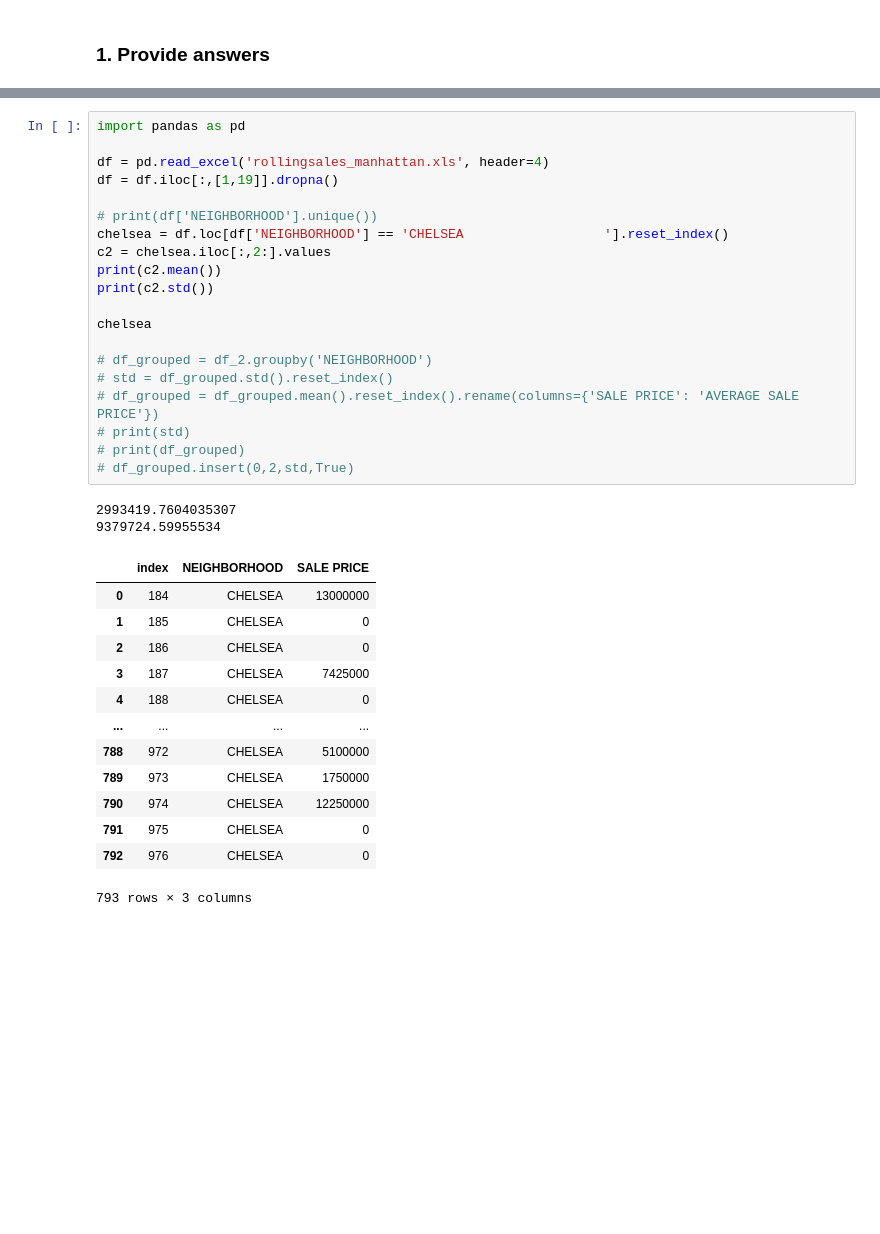
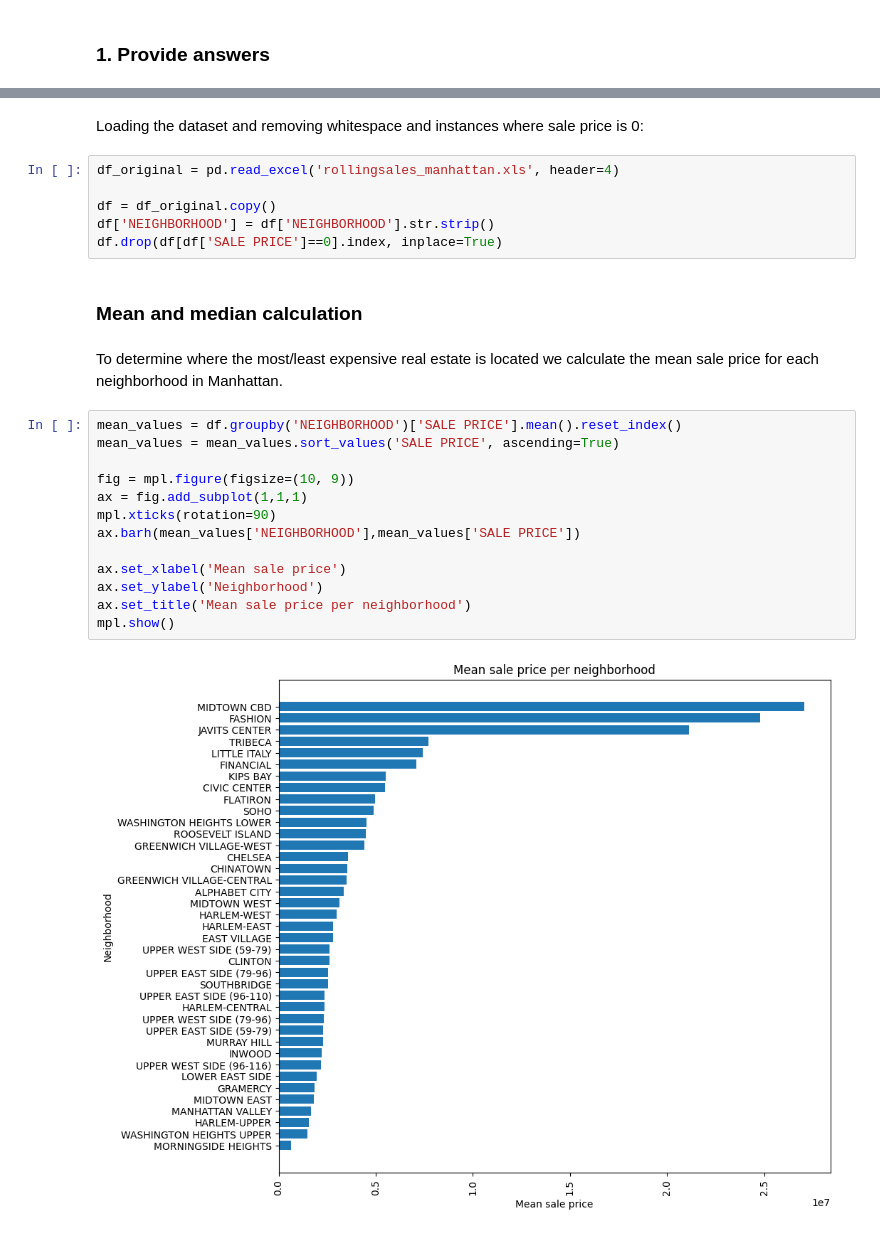
Before and after one commit to Globose/dv1597, a Jupyter notebook: ex3/book.ipynb, the cells around one changed output, grey strips where cells are left out. Drawn from its saved outputs; the diff is of its cells as text; blank space fills up the shorter version.

```diff
--- a/ex3/book.ipynb
+++ b/ex3/book.ipynb
@@ -11,36 +16,27 @@ Where in Manhattan is the most/least expensive real estate located? What is the
-# %%
-import pandas as pd
-
-df = pd.read_excel('rollingsales_manhattan.xls', header=4)
-df = df.iloc[:,[1,19]].dropna()
-
-# print(df['NEIGHBORHOOD'].unique())
-chelsea = df.loc[df['NEIGHBORHOOD'] == 'CHELSEA                  '].reset_index()
-c2 = chelsea.iloc[:,2:].values
-print(c2.mean())
-print(c2.std())
-
-chelsea
-
-# df_grouped = df_2.groupby('NEIGHBORHOOD')
-# std = df_grouped.std().reset_index()
-# df_grouped = df_grouped.mean().reset_index().rename(columns={'SALE PRICE': 'AVERAGE SALE PRICE'})
-# print(std)
-# print(df_grouped)
-# df_grouped.insert(0,2,std,True)
-# %% [output]
-2993419.7604035307
-9379724.59955534
-|  | index | NEIGHBORHOOD | SALE PRICE |
-| 0 | 184 | CHELSEA | 13000000 |
-| 1 | 185 | CHELSEA | 0 |
-| 2 | 186 | CHELSEA | 0 |
-| 3 | 187 | CHELSEA | 7425000 |
-| 4 | 188 | CHELSEA | 0 |
-| ... | ... | ... | ... |
-| 788 | 972 | CHELSEA | 5100000 |
-| 789 | 973 | CHELSEA | 1750000 |
-| 790 | 974 | CHELSEA | 12250000 |
-| 791 | 975 | CHELSEA | 0 |
-| 792 | 976 | CHELSEA | 0 |
-793 rows × 3 columns
+# %% [markdown]
+Loading the dataset and removing whitespace and instances where sale price is 0:
+# %%
+df_original = pd.read_excel('rollingsales_manhattan.xls', header=4)
+
+df = df_original.copy()
+df['NEIGHBORHOOD'] = df['NEIGHBORHOOD'].str.strip()
+df.drop(df[df['SALE PRICE']==0].index, inplace=True)
+# %% [markdown]
+### Mean and median calculation
+# %% [markdown]
+To determine where the most/least expensive real estate is located we calculate the mean sale price for each neighborhood in Manhattan.
+# %%
+mean_values = df.groupby('NEIGHBORHOOD')['SALE PRICE'].mean().reset_index()
+mean_values = mean_values.sort_values('SALE PRICE', ascending=True)
+
+fig = mpl.figure(figsize=(10, 9))
+ax = fig.add_subplot(1,1,1)
+mpl.xticks(rotation=90)
+ax.barh(mean_values['NEIGHBORHOOD'],mean_values['SALE PRICE'])
+
+ax.set_xlabel('Mean sale price')
+ax.set_ylabel('Neighborhood')
+ax.set_title('Mean sale price per neighborhood')
+mpl.show()
+# %% [output]
+[figure, added]
```
Also changed, not shown: parts of 27 cells of this notebook.
